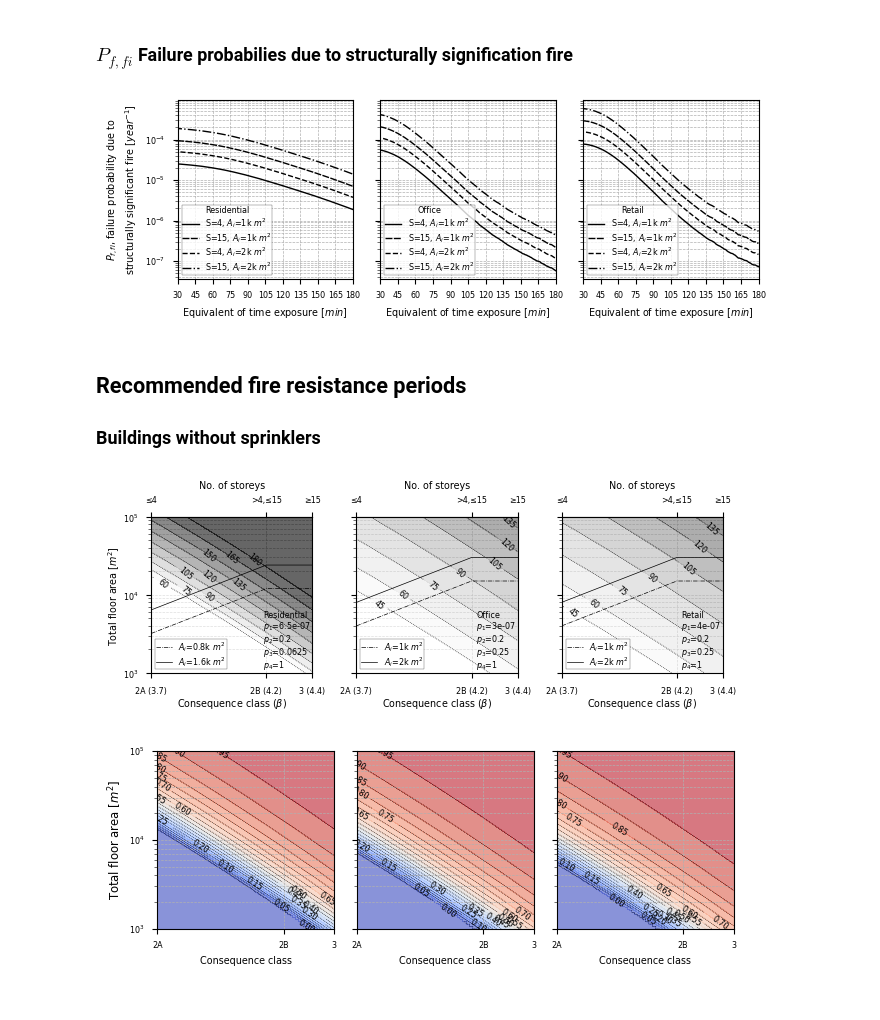
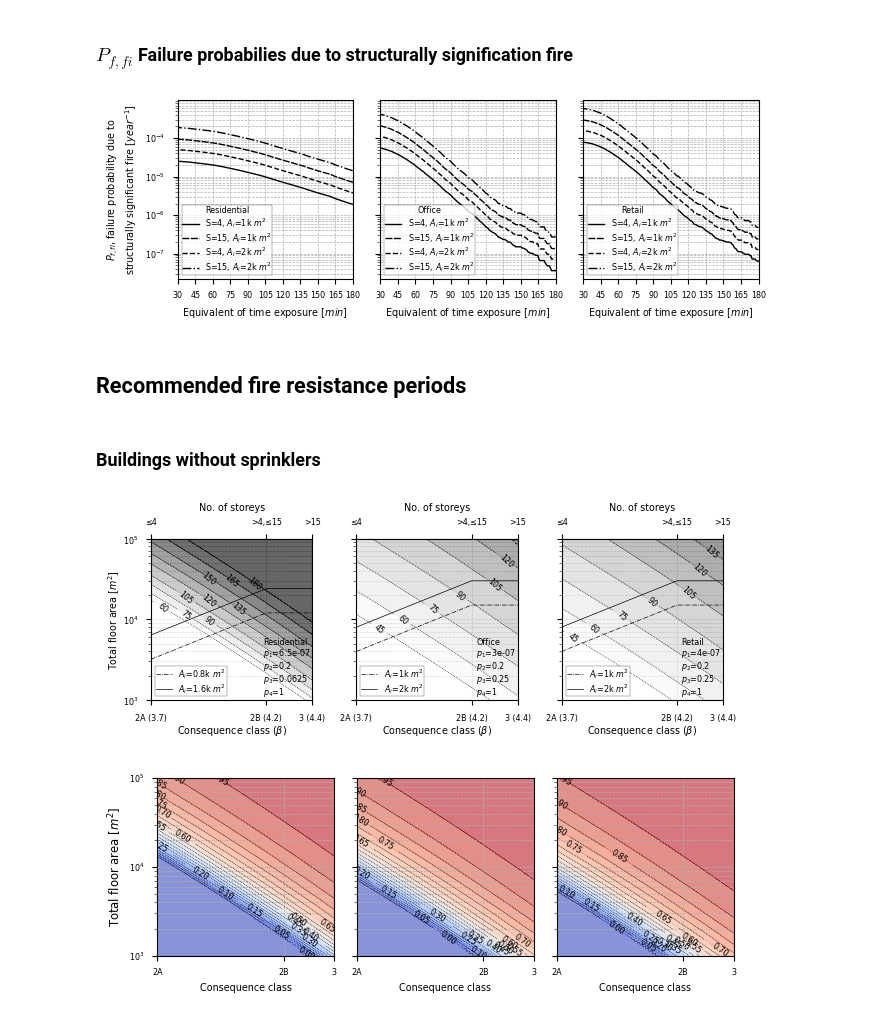
Before and after one commit to fuyans/sfeprapy-doc, a Jupyter notebook: source/user_guide/asfe21_02.ipynb, the cells around one changed output. Drawn from its saved outputs; the diff is of its cells as text; code cells hidden in the pictures.

```diff
--- a/source/user_guide/asfe21_02.ipynb
+++ b/source/user_guide/asfe21_02.ipynb
@@ -163,7 +163,7 @@ def savefig(fig, fname, dname='fig', dpi=600, bbox_inches='tight', pad_inches=0.
 # %%
 # Update inputs to include travelling fire model and other parameters
 df_inputs_2 = EXAMPLE_INPUT_DF.copy()
-df_inputs_2.loc['n_simulations'] = 100_000  # set to simulation iteration to 100k to make fine plots later
+df_inputs_2.loc['n_simulations'] = 10_000  # set to simulation iteration to 100k to make fine plots later
 df_inputs_2.loc['solver_thickness_ubound'] = 0.045
 df_inputs_2['Retail'].loc['room_floor_area:dist'] = 'constant_'
 df_inputs_2['Retail'].loc['room_floor_area:lbound'] = 400.
@@ -283,13 +283,14 @@ ax.set_ylabel('$P_{f,fi}$, failure probability due to\nstructurally significant
 
 savefig(fig, 'P_f_fi_vs_A.png')
 # %% [output]
-[figure, old version]
+[figure, new version]
 # %% [markdown]
 ## Recommended fire resistance periods
-### Buildings without sprinklers
+# %% [markdown]
+### Buildings without sprinklers
 # %%
 # define p parameters
-dict_p_i = {
+dict_p_i_no_sprinklers = {
     "Residential": dict(p_1=6.5e-7, p_2=0.2, p_3=0.0625, p_4=1),
     "Office": dict(p_1=3.0e-7, p_2=0.2, p_3=0.25, p_4=1),
     "Retail": dict(p_1=4.0e-7, p_2=0.2, p_3=0.25, p_4=1),
@@ -299,15 +300,17 @@ dict_p_i = {
 beta, area = np.meshgrid(np.linspace(3.7, 4.4, 1500), np.linspace(1000, 100000, 1500))
 teqs_no_sprinklers = dict()
 for i, case in enumerate(cases_to_run):
-    teq_cdf = func_A2cdf(A=area, beta=beta, **dict_p_i[case])
+    teq_cdf = func_A2cdf(A=area, beta=beta, **dict_p_i_no_sprinklers[case])
     teq = dict_func_cdf2teq[case](teq_cdf)
     teq[teq_cdf<0] = 0.
     teqs_no_sprinklers[case] = teq
 # %%
 # visualisation, logscale
 teqs = teqs_no_sprinklers
-# fig, axes = plt.subplots(figsize=(2.2*3, 3.4), nrows=1, ncols=3, dpi=100, sharex=True, sharey=True)  # with secondary x-axis
-fig, axes = plt.subplots(figsize=(2.2*3, 2.6), nrows=1, ncols=3, dpi=100, sharex=True, sharey=True)
+dict_p_i = dict_p_i_no_sprinklers
+fig, axes = plt.subplots(figsize=(2.2*3, 2.65), nrows=1, ncols=3, dpi=100, sharex=True, sharey=True)
+
+# plot no sprinklers
 for i, key in enumerate(teqs):
     levels = np.arange(60, 181, 15) if key == 'Residential' else np.arange(45, 181, 15)
     ax = axes[i]
@@ -330,40 +333,35 @@ for i, key in enumerate(teqs):
     elif key == 'Office':
         teq_and_beta = ((45, 3.80), (60, 3.90), (75, 4.03), (90, 4.15), (105, 4.30), (120, 4.35), (135, 4.36))
     elif key == 'Retail':
         teq_and_beta = ((45, 3.75), (60, 3.84), (75, 3.96), (90, 4.09), (105, 4.25), (120, 4.30), (135, 4.35))
     clabel_manual = list()
     for teq_, beta_ in teq_and_beta:
         aa = stats.norm(loc=0, scale=1).cdf(-beta_)
         bb = np.prod(list(dict_p_i[key].values())) * (1 - dict_func_teq2cdf[key](teq_))
         clabel_manual.append((beta_, aa/bb))
 
     cf = plot_contour(
         ax=ax, xx=beta, yy=area, zz=teqs[key], xlabel = r'Consequence class ($\beta$)', xlabel_fontsize='xx-small', levels=levels,
         xticks=[3.7, 4.2, 4.4], xticklabels=['2A (3.7)', '2B (4.2)', '3 (4.4)'], ticks_labelsize='xx-small',
         legend_visible=True, legend_loc='lower left', legend_borderpad=0.1, legend_labelspacing=.1, clabel_manual=clabel_manual
     )
     ax.set_axisbelow(True)
     ax.set_xlabel(r'Consequence class ($\beta$)', fontsize='x-small', labelpad=1)
 
     plot_contour_text_p_i(ax=ax, title=key, p_i=dict_p_i[key], ha='right', va='bottom', x=0.99, y=0.01, bbox_pad=0.4, bbox_fc=(0,0,0,0), linespacing=1.)
 
-    # ax3 = ax.secondary_xaxis(location=-0.25)
-    # ax3.set_xlabel(r'$\beta$', fontsize='xx-small', labelpad=1)
-    # ax3.set_xticks([3.7, 3.8, 3.9, 4.0, 4.1, 4.2, 4.3, 4.4])
-    # ax3.tick_params(labelsize='xx-small')
-
     ax2 = ax.secondary_xaxis('top')
     ax2.set_xlabel('No. of storeys', fontsize='x-small', labelpad=5)
     ax2.tick_params(labelsize='xx-small')
     ax2.set_xticks([3.7, 4.2, 4.4])
-    ax2.set_xticklabels(['≤4', '>4,≤15', '≥15'])
+    ax2.set_xticklabels(['≤4', '>4,≤15', '>15'])
 
 
 axes[0].set_ylabel('Total floor area [$m^2$]', fontsize='x-small', labelpad=1)
 
 savefig(fig, 'contour_1_logscale.png')
 # %% [output]
-[figure, old version]
+[figure, new version]
 # %%
 # define p parameters
 dict_p_i = {
```
Also changed, not shown: parts of 6 cells of this notebook, 5 other files.
